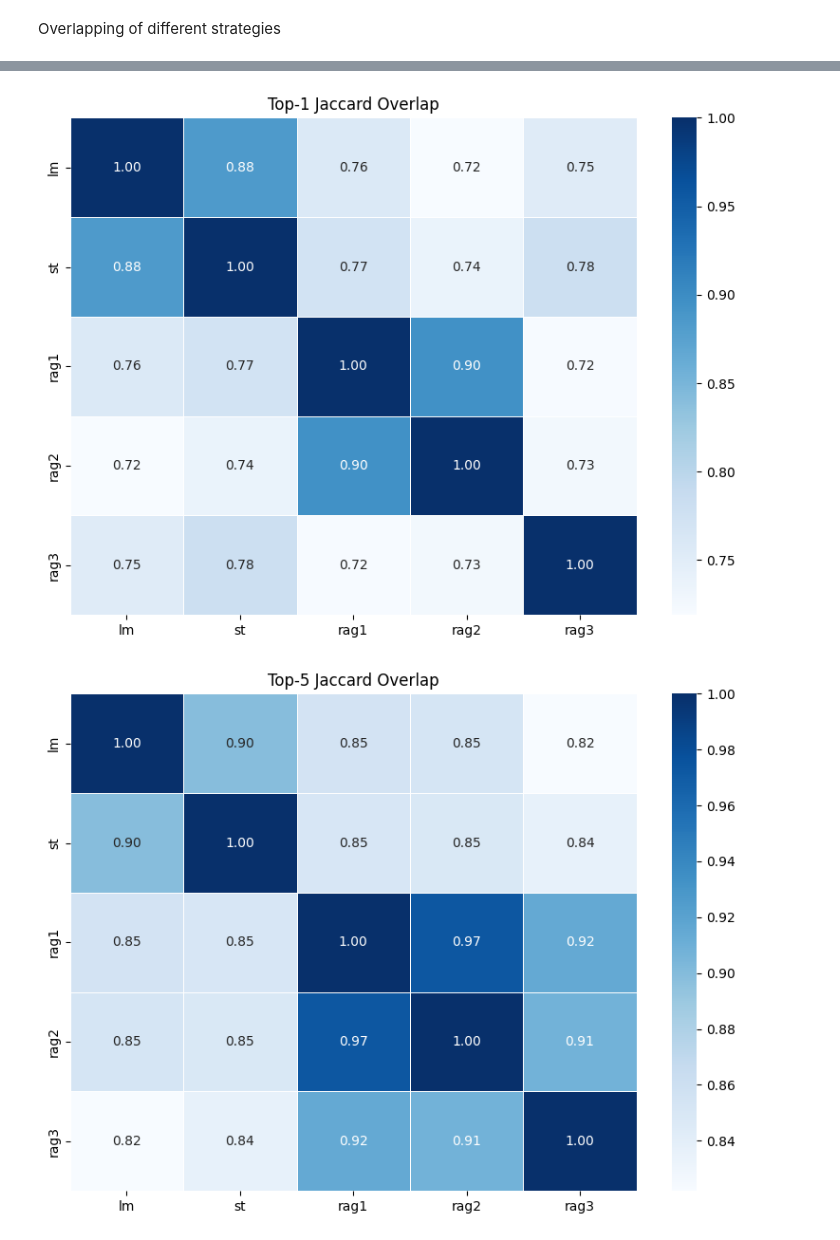
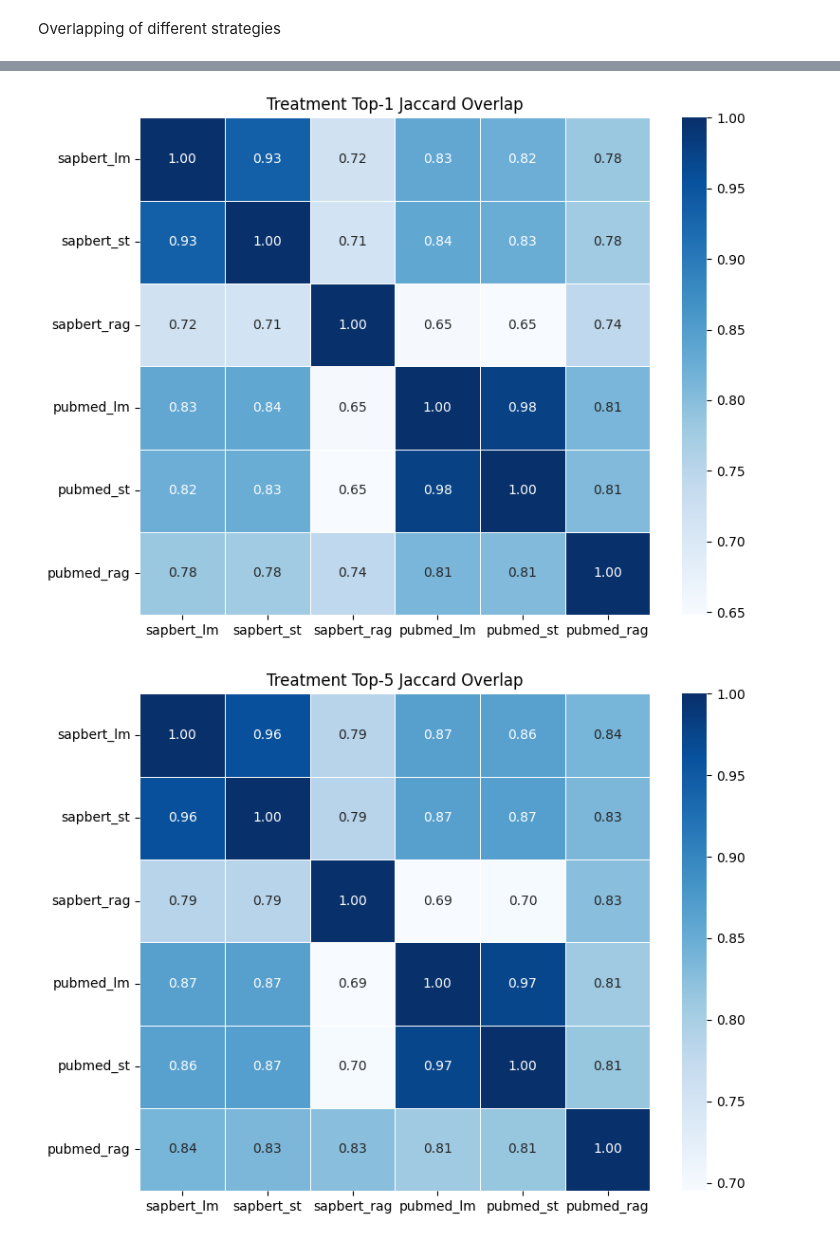
Before and after one commit to shbrief/MetaHarmonizer, a Jupyter notebook: demo_nb/cc_om_test_0618.ipynb, the cells around one changed output, grey strips where cells are left out. Cells and saved outputs as stored; diff of their text form; code cells hidden in the pictures.

```diff
--- a/demo_nb/cc_om_test_0618.ipynb
+++ b/demo_nb/cc_om_test_0618.ipynb
@@ -58,7 +74,7 @@ onto_engine_large = ome.OntoMapEngine(
     corpus=small_corpus_list,
     cura_map=cura_map,
     yaml_path='./src/models/method_model.yaml',
-    om_strategy='st',  # SapBERT is already CLS so no need to use 'lm' strategy
+    om_strategy='lm',
     **other_params)
 lm_sapbert_result = onto_engine_large.run()
 # %% [output]
@@ -551,7 +614,7 @@ onto_engine_large = ome.OntoMapEngine(
     corpus=small_corpus_list,
     cura_map=cura_map,
     yaml_path='./src/models/method_model.yaml',
-    om_strategy='st',  # SapBERT is already CLS so no need to use 'lm' strategy
+    om_strategy='lm',
     **other_params)
 lm_sapbert_result = onto_engine_large.run()
 # %% [output]
@@ -1016,0 +1075,8 @@ print(df.head())
+# %%
+df = pd.read_csv(
+    './data/corpus/cbio_body_site/body_site_query_for_NCIT:C32221.csv')
+
+query_list = df['original_value'].tolist()
+small_corpus_list = df['curated_ontology'].tolist()
+
+cura_map = dict(zip(df['original_value'], df['curated_ontology']))
@@ -1050,15 +1191,17 @@ def plot_heatmap(matrix, title):
 # %%
 files = {
-    'lm':
-    'data/outputs/cbio_bodysite/lm_sapbert_result.csv',
-    'st':
-    'data/outputs/cbio_bodysite/st_sapbert_result.csv',
-    'rag1':
-    'data/outputs/cbio_bodysite/rag_sapbert_result_removed_duplicates.csv',
-    'rag2':
-    'data/outputs/cbio_bodysite/rag_sapbert_result_partially_cleaned_contexts.csv',
-    'rag3':
-    'data/outputs/cbio_bodysite/rag_pubmed_result_partially_cleaned_contexts.csv',
+    'sapbert_lm':
+    'lm_sapbert_result_trt.csv',
+    'sapbert_st':
+    'st_sapbert_result_trt.csv',
+    'sapbert_rag':
+    'rag_sapbert_result_trt.csv',
+    'pubmed_lm':
+    'lm_pubmedbert_result_trt.csv',
+    'pubmed_st':
+    'st_pubmedbert_result_trt.csv',
+    'pubmed_rag':
+    'rag_pubmed_result_trt.csv',
 }
 
 top1_dict = {}
@@ -1096,6 +1241,6 @@ rag3  0.822  0.836  0.915  0.908    1.0
 # %%
-plot_heatmap(top1_overlap, "Top-1 Jaccard Overlap")
-plot_heatmap(top5_overlap, "Top-5 Jaccard Overlap")
+plot_heatmap(top1_overlap, "Treatment Top-1 Jaccard Overlap")
+plot_heatmap(top5_overlap, "Treatment Top-5 Jaccard Overlap")
 # %% [output]
-[figure, old version]
+[figure, new version]
-[figure, old version]
+[figure, new version]
```
Also changed, not shown: parts of 59 cells of this notebook, 11 other files.
